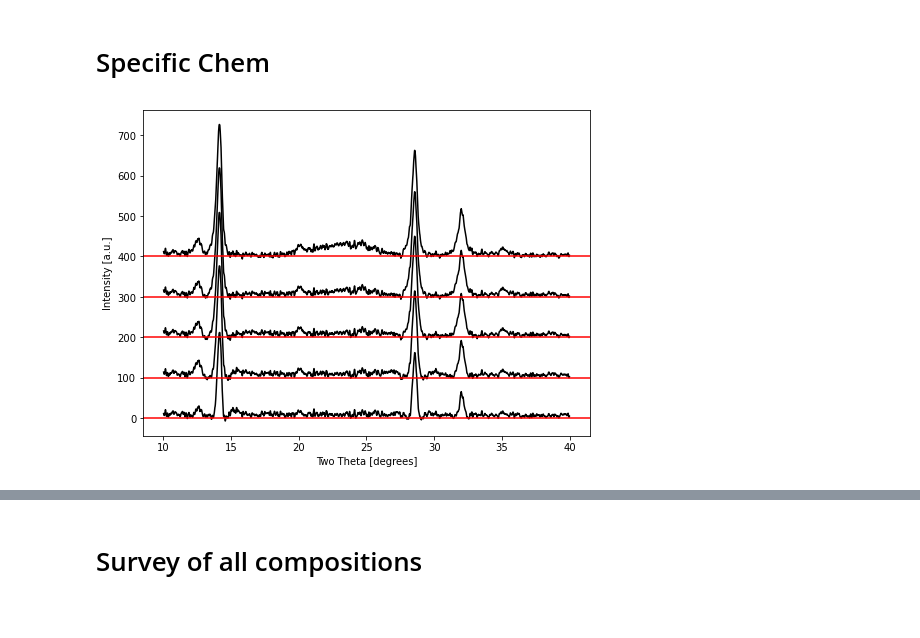
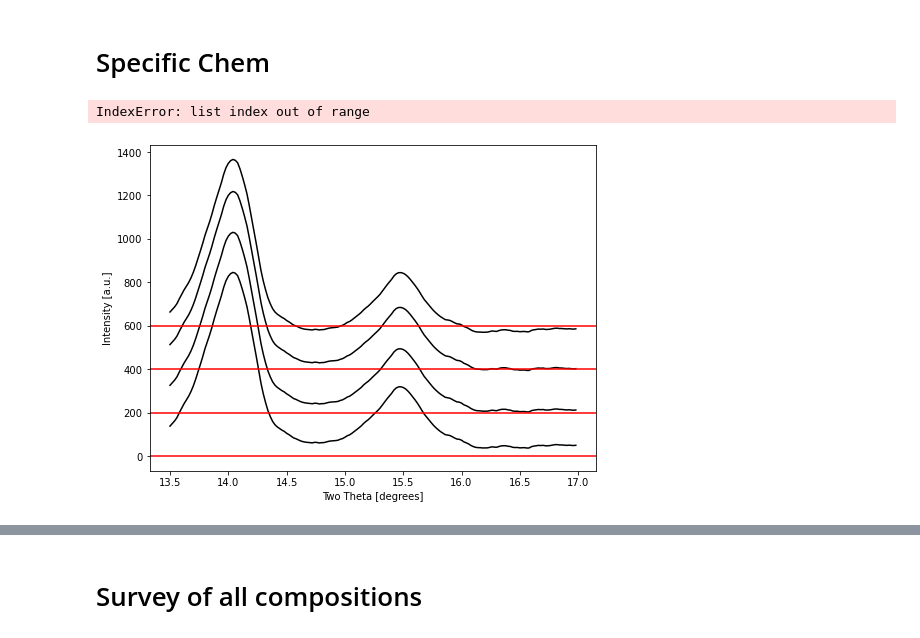
Before and after one commit to belisleb/perovskite-solar, a Jupyter notebook: XRD analysis.ipynb, the cells around one changed output, grey strips where cells are left out. Saved outputs shown, nothing was run; the diff lists cells and outputs as text; code cells hidden in the pictures.

```diff
--- a/XRD analysis.ipynb
+++ b/XRD analysis.ipynb
@@ -200,7 +200,7 @@ def xrd_focus1(data,limit1,limit2):
   chem.columns = ["2Theta","Intensity"]
 
   chem_np = np.array(chem)
-  back = baseline_als(chem_np[:,1], 10**8, .01)
+  back = baseline_als(chem_np[:,1], 10**7, .01)
   chem_np[:,1] = savgol_filter((chem_np[:,1]-back),15,2)
   theta_cut, chem_cut = trim_data(chem_np[:,0],chem_np[:,1],limit1,limit2)
   chem_cut = np.column_stack((theta_cut,chem_cut))
@@ -213,7 +213,7 @@ def xrd_focus_q(data,limit1,limit2):
   chem.columns = ["2Theta","Intensity"]
 
   chem_np = np.array(chem)
-  back = baseline_als(chem_np[:,1], 10**8, .01)
+  back = baseline_als(chem_np[:,1], 10**7, .01)
   chem_np[:,1] = savgol_filter((chem_np[:,1]-back),31,2)
   theta_cut, chem_cut = trim_data(chem_np[:,0],chem_np[:,1],limit1,limit2)
   q_cut = twotheta_to_q(theta_cut)
@@ -238,7 +238,7 @@ def xrd_fit(dataset,limit1,limit2):
   chem_fit.columns = ["2Theta","Intensity","Fit", "Norm_Inten"]
   return popt, pcov, chem_fit
 
-path = r'XRD_data/'
+path = r'XRD_data/center'
 all_files = sorted(glob.glob(path+"/*.plt"))
 limit1 = 10
 limit2 =45
@@ -294,37 +296,38 @@ MAPbBr3.columns = ["2Theta","Intensity"]
 # %%
 #   Import and process data
 
 fig2, ax2 = plt.subplots(figsize=(8,6))
-shift = 100
+shift = 200
 
 test = [10**4, 10**5,10**6,10**7,10**8]
-test2 = [.00001, .0001, .001, .01, .1]
-limit1 = 10
-limit2 = 40
-j = 0
+test2 = [.0001, .001, .01, .1]
+limit1 = 13.5
+limit2 = 17
+j = 8
 for i in range(0,len(test)):
     def xrd_focus1(data,limit1,limit2):
         chem = pd.read_csv(data, delim_whitespace=True, skiprows = 16)
         chem.columns = ["2Theta","Intensity"]
 
         chem_np = np.array(chem)
-        back = baseline_als(chem_np[:,1], test[i], .01)
+        back = baseline_als(chem_np[:,1], 10**7, test2[i])
         chem_np[:,1] = savgol_filter((chem_np[:,1]-back),15,2)
         theta_cut, chem_cut = trim_data(chem_np[:,0],chem_np[:,1],limit1,limit2)
         chem_cut = np.column_stack((theta_cut,chem_cut))
         chem_out = pd.DataFrame(chem_cut)
         chem_out.columns = ["2Theta","Intensity"]
         return chem_out
 
     sample0 = xrd_focus1(all_files[j],limit1,limit2)
 
     #   Plot curve and fit
     ax2.plot(sample0["2Theta"],sample0["Intensity"]+shift*i,'k-')
     ax2.axhline(shift*i, color='red')
 
     #ax2.plot(MAPbBr3["2Theta"],MAPbBr3["Intensity"]/10+shift*1,'b-')
     #ax2.plot(MAPbI3["2Theta"],MAPbI3["Intensity"]/10,'r-')
     ax2.set_xlabel('Two Theta [degrees]')
     ax2.set_ylabel('Intensity [a.u.]')
 # %% [output]
+IndexError: list index out of range
-[figure, old version]
+[figure, new version]
```
Also changed, not shown: parts of 12 cells of this notebook, 35 other files.
